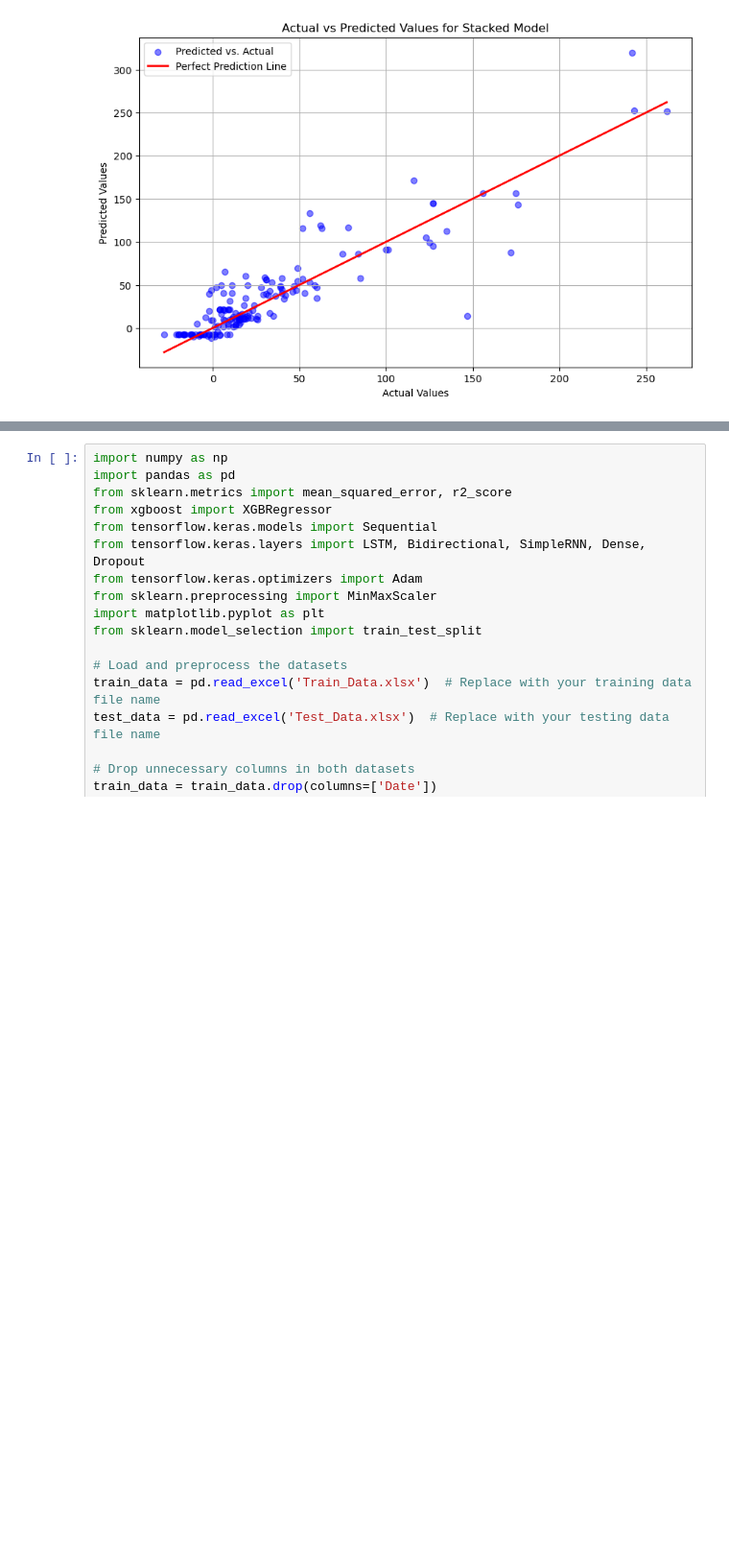
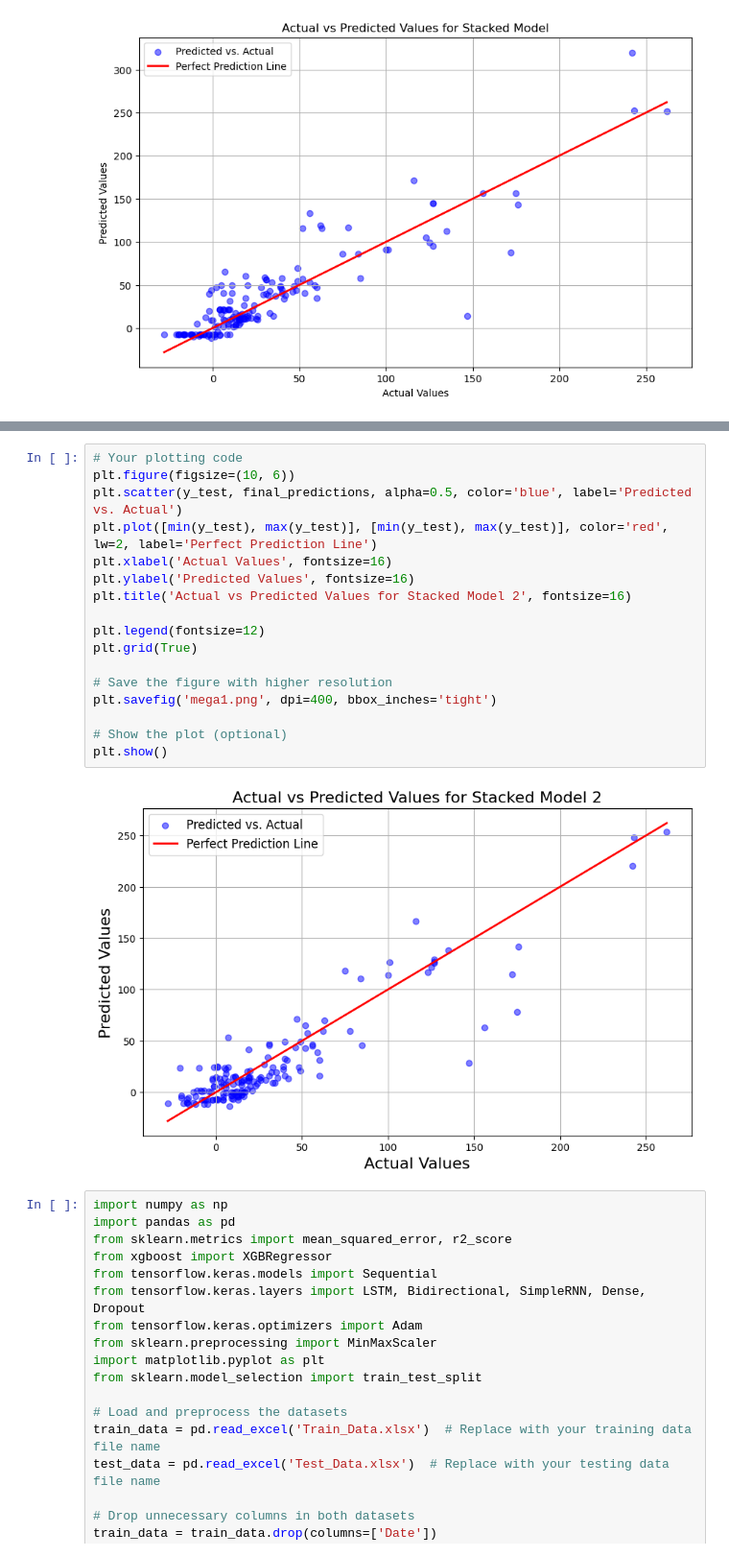
Before and after one commit to illuminatryX/TrainDelay, a Jupyter notebook: Multiple Stations/BOSS.ipynb, the cells around one changed output, grey strips where cells are left out. Shown: that part at 96% size. Cells and saved outputs as stored; diff of their text form; blank space fills up the shorter version.

```diff
--- a/Multiple Stations/BOSS.ipynb
+++ b/Multiple Stations/BOSS.ipynb
@@ -277,3 +286,22 @@ R-Squared (R²): 0.8695907236208745
+# %%
+# Your plotting code
+plt.figure(figsize=(10, 6))
+plt.scatter(y_test, final_predictions, alpha=0.5, color='blue', label='Predicted vs. Actual')
+plt.plot([min(y_test), max(y_test)], [min(y_test), max(y_test)], color='red', lw=2, label='Perfect Prediction Line')
+plt.xlabel('Actual Values', fontsize=16)
+plt.ylabel('Predicted Values', fontsize=16)
+plt.title('Actual vs Predicted Values for Stacked Model 2', fontsize=16)
+
+plt.legend(fontsize=12)
+plt.grid(True)
+
+# Save the figure with higher resolution
+plt.savefig('mega1.png', dpi=400, bbox_inches='tight')
+
+# Show the plot (optional)
+plt.show()
+# %% [output]
+[figure, added]
 # %%
 import numpy as np
 import pandas as pd
```
Also changed, not shown: parts of 3 cells of this notebook, 7 other files.
